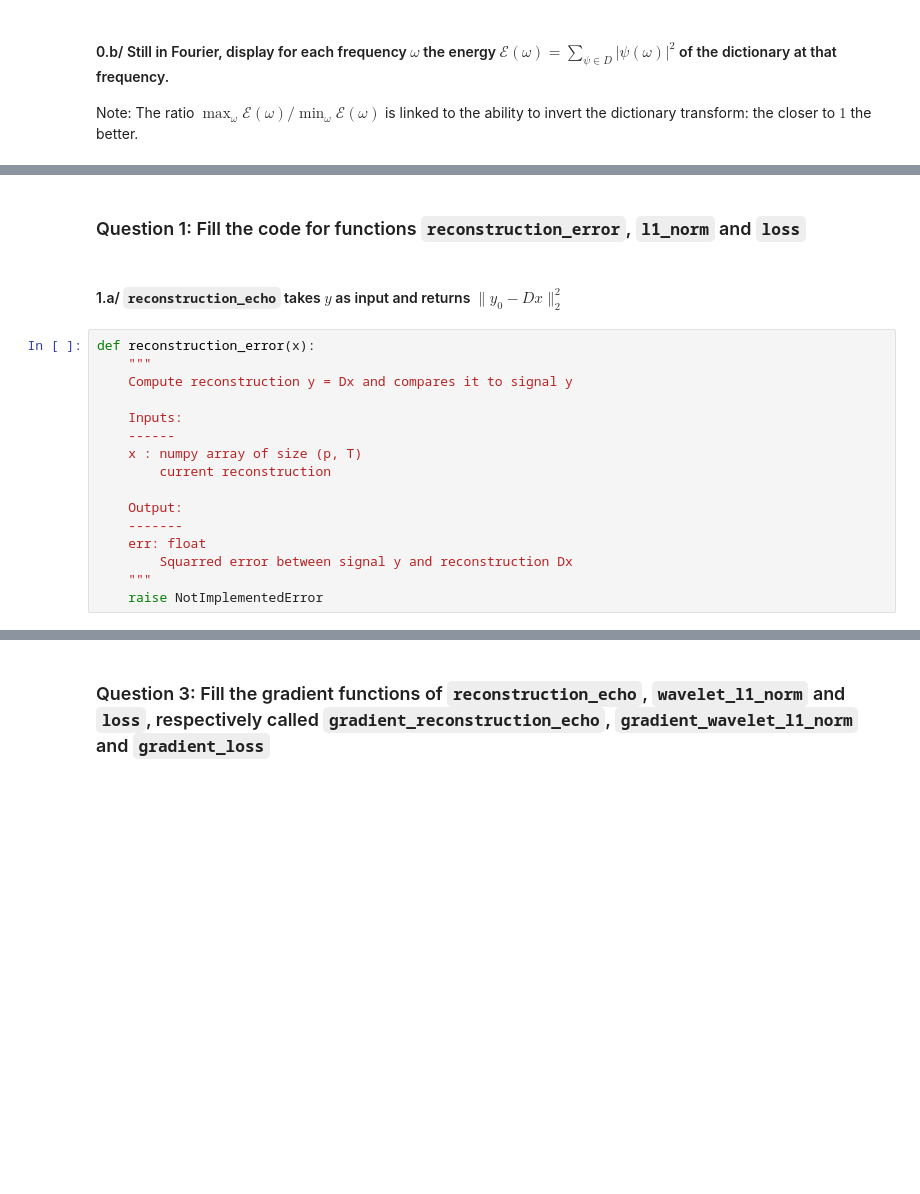
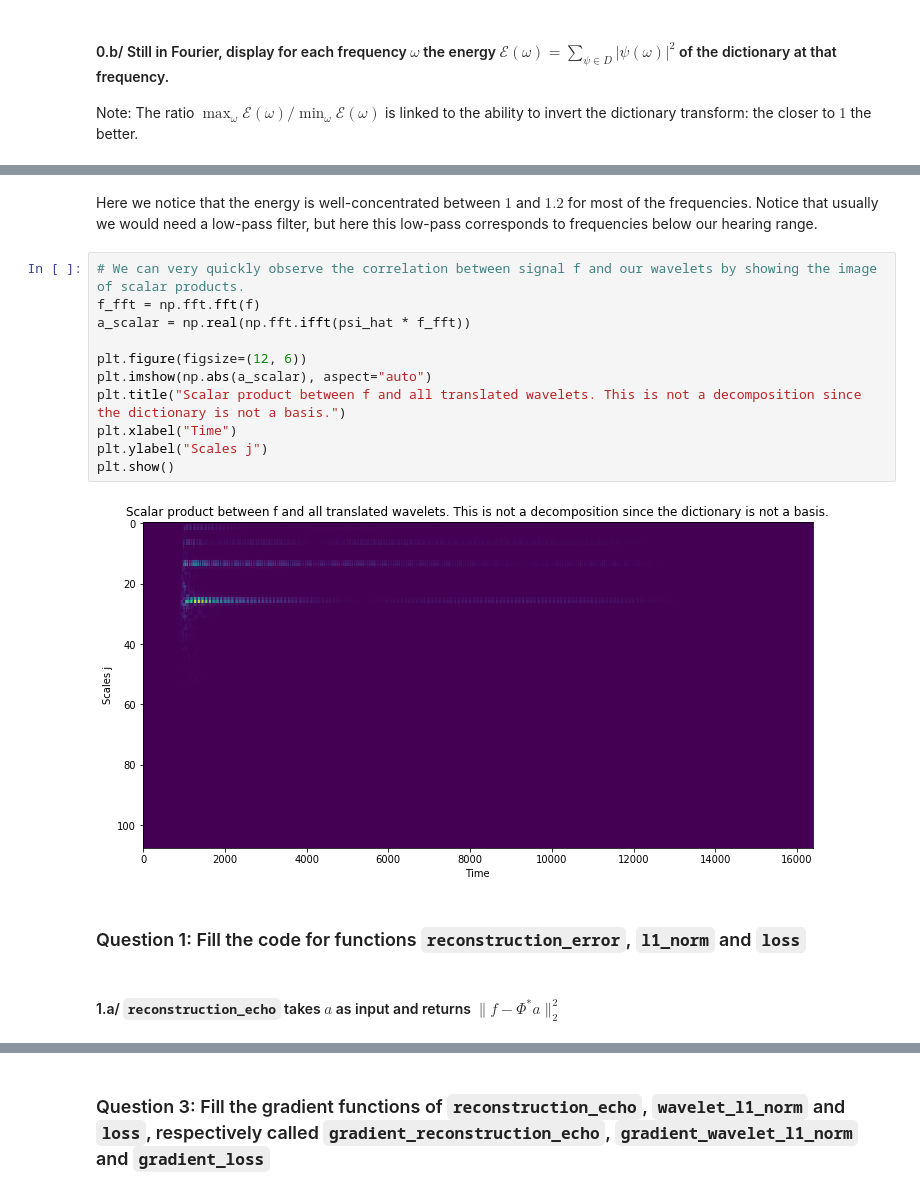
Before and after one commit to gsprochette/TD_gradient_descent_dictionary, a Jupyter notebook: gradient_descent_dictionary.ipynb, the cells around one changed output, grey strips where cells are left out. Drawn from its saved outputs; the diff is of its cells as text; blank space fills up the shorter version.

```diff
--- a/gradient_descent_dictionary.ipynb
+++ b/gradient_descent_dictionary.ipynb
@@ -101,20 +191,19 @@ Note: The ratio $\max_\omega \mathcal E(\omega) / \min_\omega \mathcal E(\omega)
+# %% [markdown]
+Here we notice that the energy is well-concentrated between $1$ and $1.2$ for most of the frequencies. Notice that usually we would need a low-pass filter, but here this low-pass corresponds to frequencies below our hearing range.
+# %%
+# We can very quickly observe the correlation between signal f and our wavelets by showing the image of scalar products.
+f_fft = np.fft.fft(f)
+a_scalar = np.real(np.fft.ifft(psi_hat * f_fft))
+
+plt.figure(figsize=(12, 6))
+plt.imshow(np.abs(a_scalar), aspect="auto")
+plt.title("Scalar product between f and all translated wavelets. This is not a decomposition since the dictionary is not a basis.")
+plt.xlabel("Time")
+plt.ylabel("Scales j")
+plt.show()
+# %% [output]
+[figure, added]
 # %% [markdown]
 ### Question 1: Fill the code for functions `reconstruction_error`, `l1_norm` and  `loss`
 # %% [markdown]
-#### 1.a/ `reconstruction_echo` takes $y$ as input and returns $\|y_0 - D x\|_2^2$
+#### 1.a/ `reconstruction_echo` takes $a$ as input and returns $\|f - \Phi^* a\|_2^2$
-# %%
-def reconstruction_error(x):
-    """
-    Compute reconstruction y = Dx and compares it to signal y
-
-    Inputs:
-    ------
-    x : numpy array of size (p, T)
-        current reconstruction
-
-    Output:
-    -------
-    err: float
-        Squarred error between signal y and reconstruction Dx
-    """
-    raise NotImplementedError
```
Also changed, not shown: parts of 57 cells of this notebook, 1 other file.
